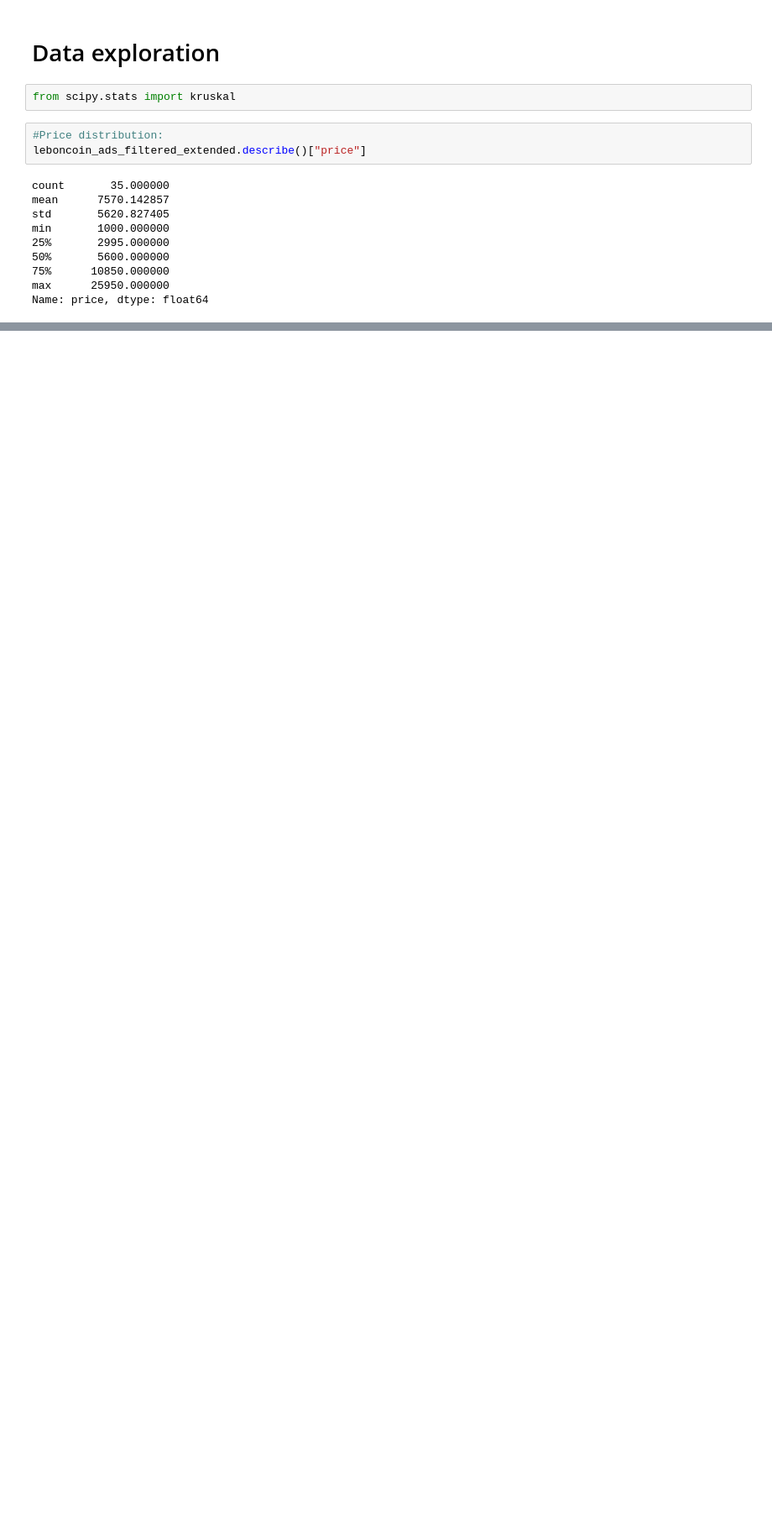
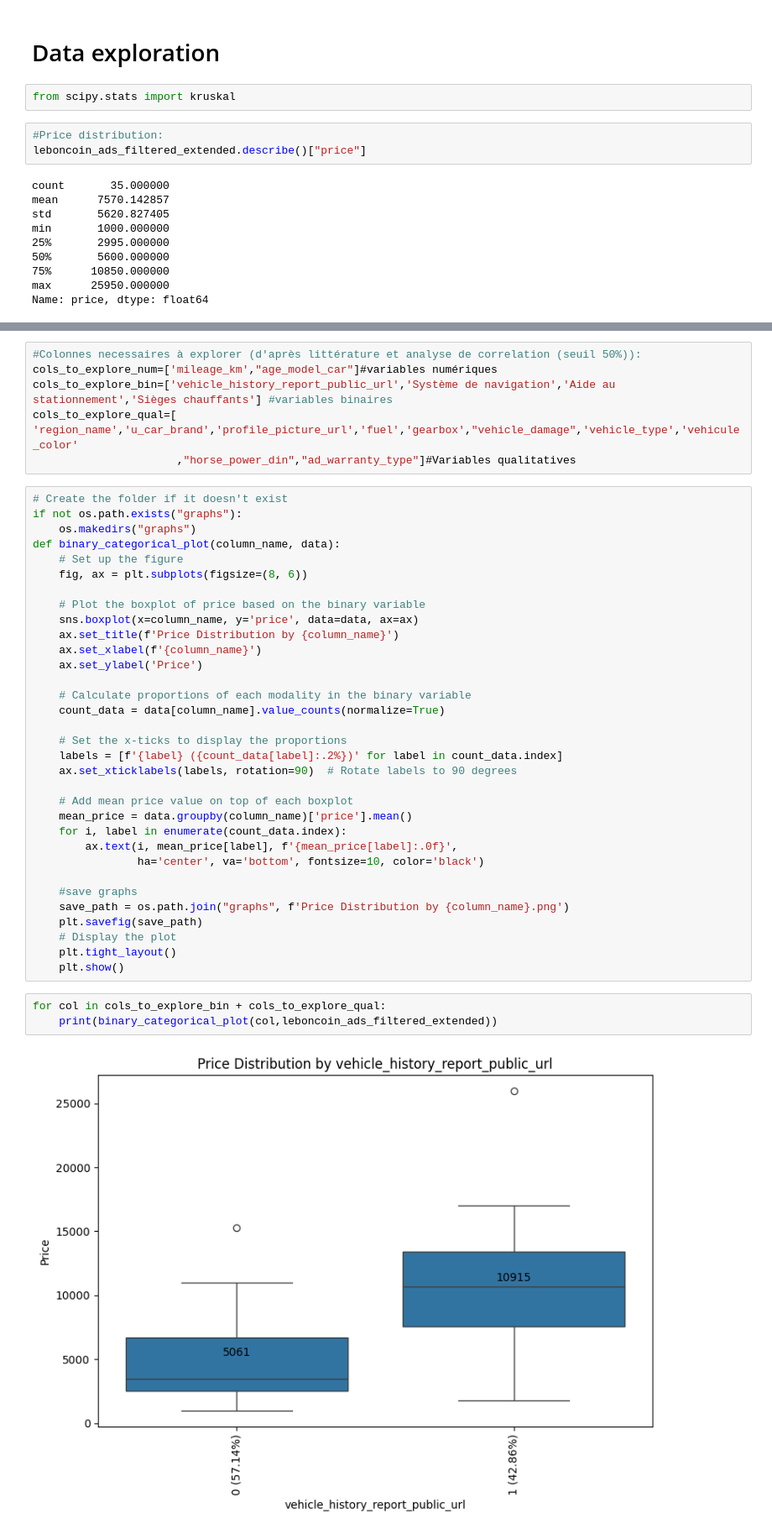
Before and after one commit to the-demby/Leboncoin_Predicting_Price, a Jupyter notebook: leboncoin.ipynb, the cells around one changed output, grey strips where cells are left out. Shown at 84% size. Cells and saved outputs as stored; diff of their text form; blank space fills up the shorter version.

Commit message:
Add files via upload
Some data vizualisation

```diff
--- a/leboncoin.ipynb
+++ b/leboncoin.ipynb
@@ -267,0 +326,44 @@ zipcode Reject the null hypothesis: There is a significant difference between th
+# %%
+#Colonnes necessaires à explorer (d'après littérature et analyse de correlation (seuil 50%)):
+cols_to_explore_num=['mileage_km',"age_model_car"]#variables numériques
+cols_to_explore_bin=['vehicle_history_report_public_url','Système de navigation','Aide au stationnement','Sièges chauffants'] #variables binaires
+cols_to_explore_qual=[ 'region_name','u_car_brand','profile_picture_url','fuel','gearbox',"vehicle_damage",'vehicle_type','vehicule_color'
+                      ,"horse_power_din","ad_warranty_type"]#Variables qualitatives
+# %%
+# Create the folder if it doesn't exist
+if not os.path.exists("graphs"):
+    os.makedirs("graphs")
+def binary_categorical_plot(column_name, data):
+    # Set up the figure
+    fig, ax = plt.subplots(figsize=(8, 6))
+
+    # Plot the boxplot of price based on the binary variable
+    sns.boxplot(x=column_name, y='price', data=data, ax=ax)
+    ax.set_title(f'Price Distribution by {column_name}')
+    ax.set_xlabel(f'{column_name}')
+    ax.set_ylabel('Price')
+
+    # Calculate proportions of each modality in the binary variable
+    count_data = data[column_name].value_counts(normalize=True)
+
+    # Set the x-ticks to display the proportions
+    labels = [f'{label} ({count_data[label]:.2%})' for label in count_data.index]
+    ax.set_xticklabels(labels, rotation=90)  # Rotate labels to 90 degrees
+
+    # Add mean price value on top of each boxplot
+    mean_price = data.groupby(column_name)['price'].mean()
+    for i, label in enumerate(count_data.index):
+        ax.text(i, mean_price[label], f'{mean_price[label]:.0f}',
+                ha='center', va='bottom', fontsize=10, color='black')
+
+    #save graphs
+    save_path = os.path.join("graphs", f'Price Distribution by {column_name}.png')
+    plt.savefig(save_path)
+    # Display the plot
+    plt.tight_layout()
+    plt.show()
+# %%
+for col in cols_to_explore_bin + cols_to_explore_qual:
+    print(binary_categorical_plot(col,leboncoin_ads_filtered_extended))
+# %% [output]
+[figure, added]
```
Also changed, not shown: parts of 16 cells of this notebook.
